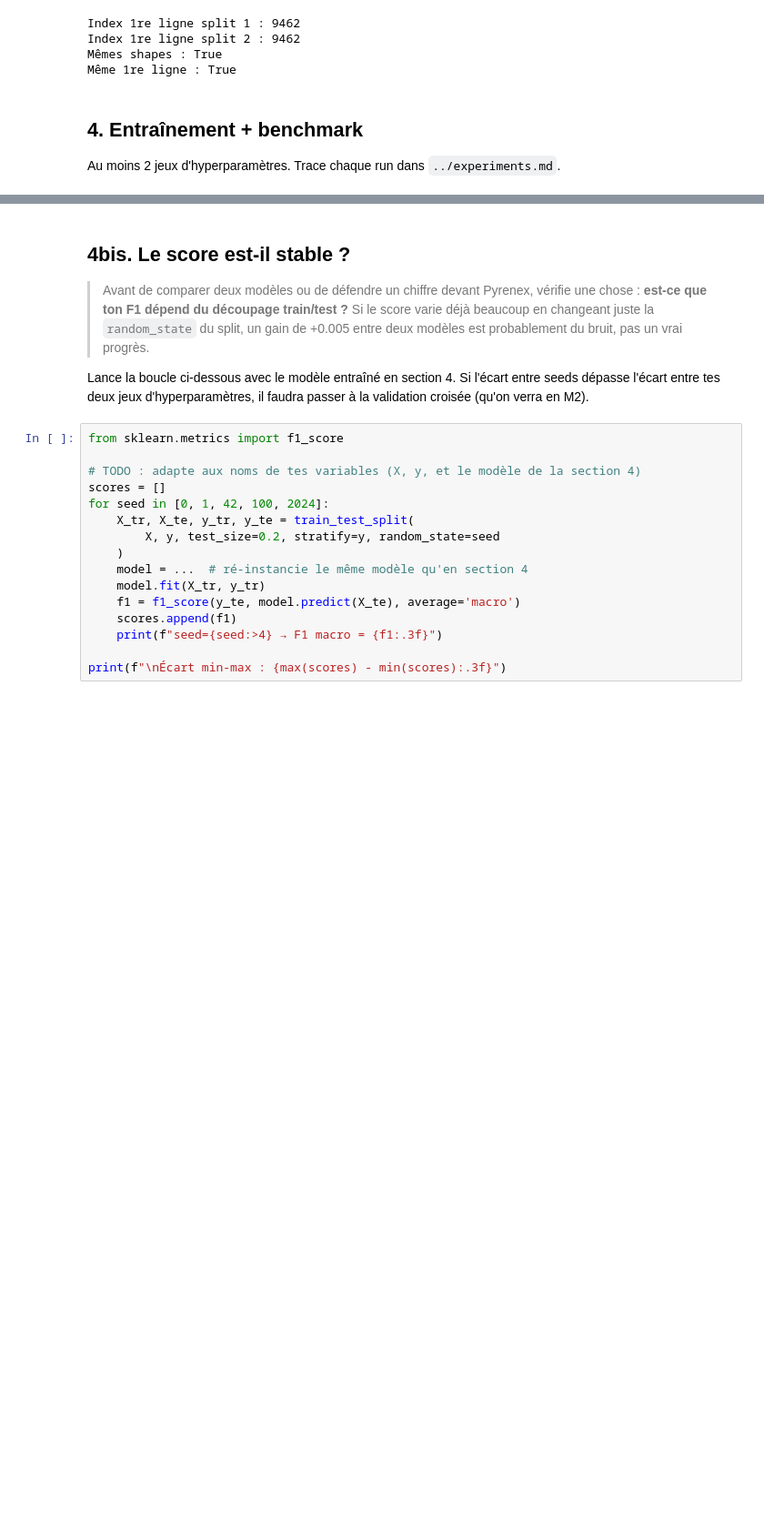
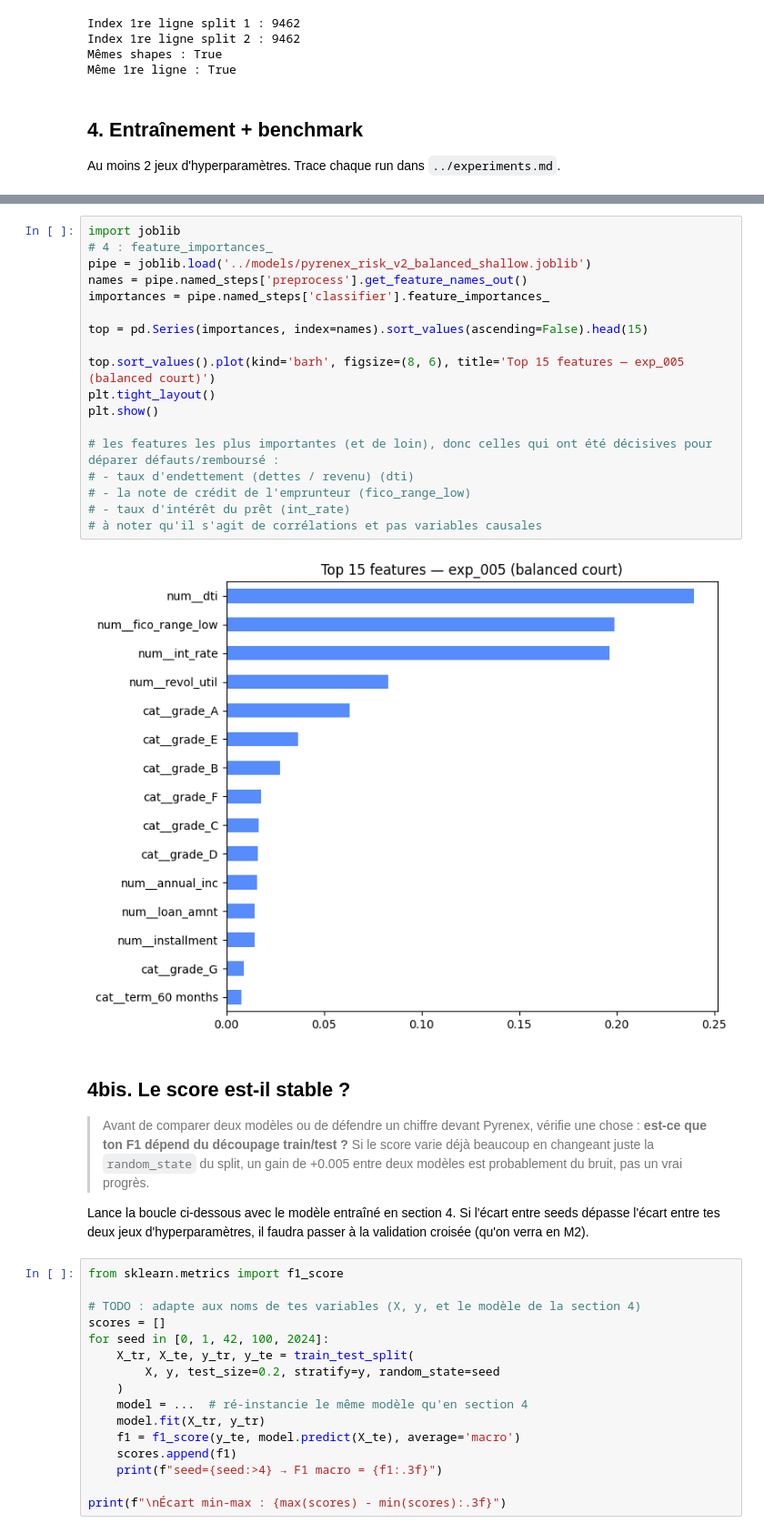
Before and after one commit to franckcwalter/M1-B1-scoring-franck, a Jupyter notebook: notebooks/M1-B1_franck.ipynb, the cells around one changed output, grey strips where cells are left out. Shown at 91% size. Saved outputs shown, nothing was run; the diff lists cells and outputs as text; blank space fills up the shorter version.

Commit message:
feat(training): add hyperparams configurations to find the model with the best metric and report experiments

```diff
--- a/notebooks/M1-B1_franck.ipynb
+++ b/notebooks/M1-B1_franck.ipynb
@@ -131,3 +147,23 @@ Au moins 2 jeux d'hyperparamètres. Trace chaque run dans `../experiments.md`.
+# %%
+import joblib
+# 4 : feature_importances_
+pipe = joblib.load('../models/pyrenex_risk_v2_balanced_shallow.joblib')
+names = pipe.named_steps['preprocess'].get_feature_names_out()
+importances = pipe.named_steps['classifier'].feature_importances_
+
+top = pd.Series(importances, index=names).sort_values(ascending=False).head(15)
+
+top.sort_values().plot(kind='barh', figsize=(8, 6), title='Top 15 features — exp_005 (balanced court)')
+plt.tight_layout()
+plt.show()
+
+# les features les plus importantes (et de loin), donc celles qui ont été décisives pour déparer défauts/remboursé :
+# - taux d'endettement (dettes / revenu) (dti)
+# - la note de crédit de l'emprunteur (fico_range_low)
+# - taux d'intérêt du prêt (int_rate)
+# à noter qu'il s'agit de corrélations et pas variables causales
+# %% [output]
+[figure, added]
 # %% [markdown]
 ## 4bis. Le score est-il stable ?
 
```
Also changed, not shown: parts of 2 cells of this notebook, 3 other files.
